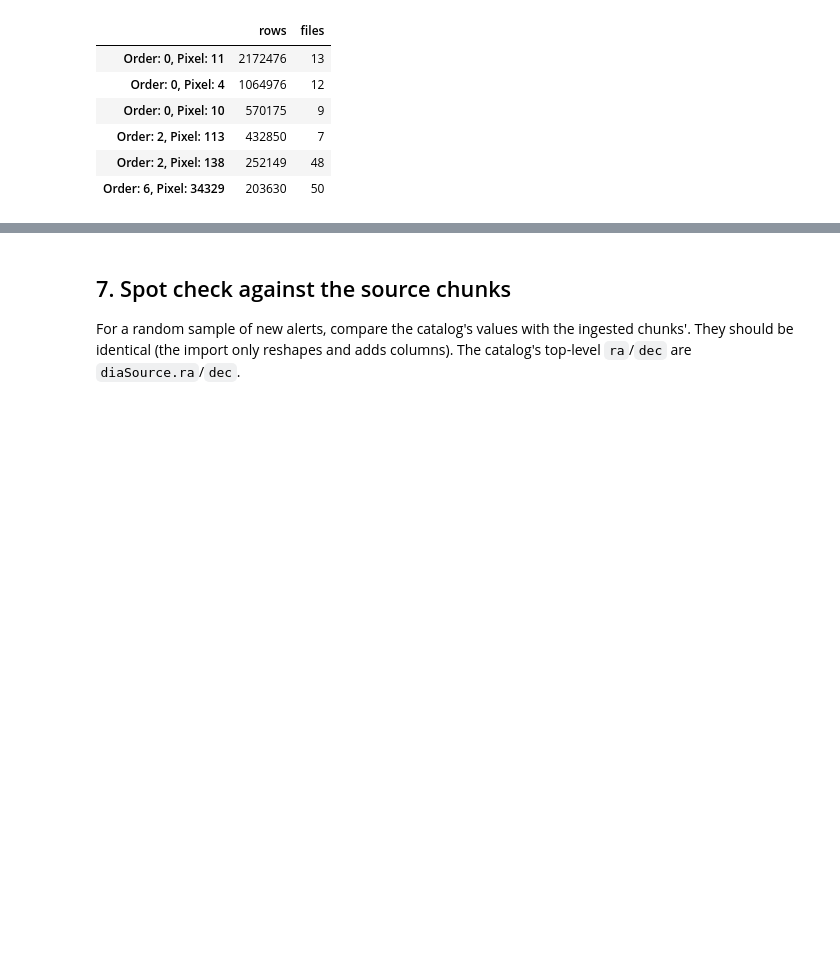
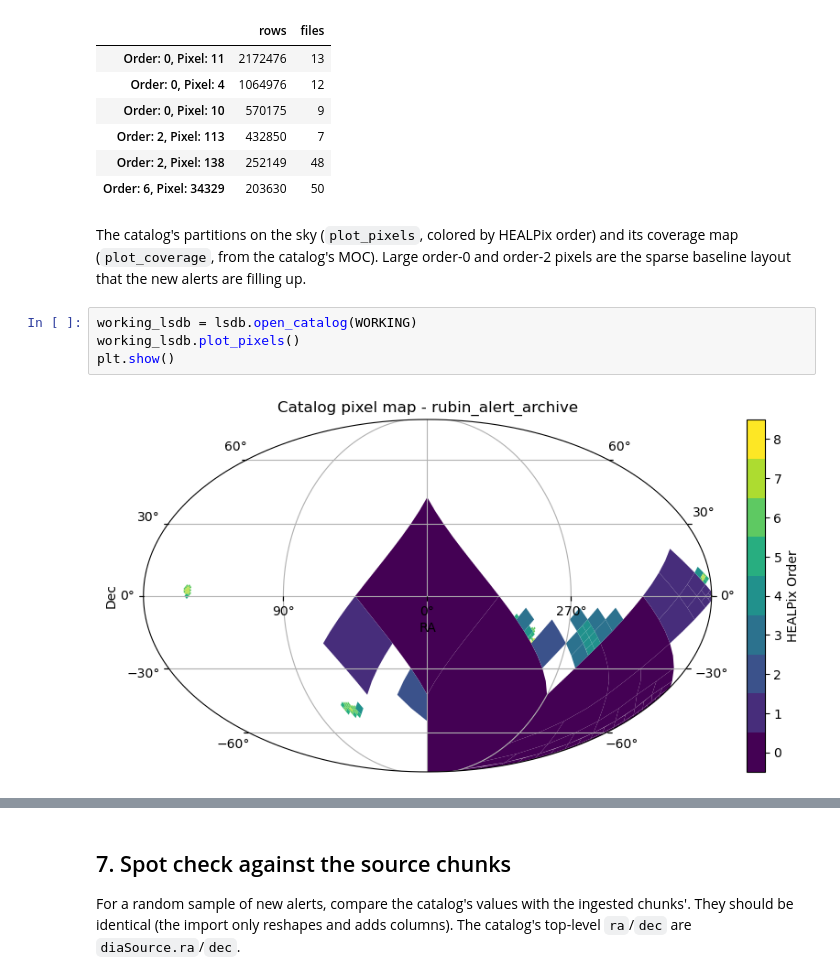
Before and after one commit to olivialynn/lf-2026, a Jupyter notebook: 5.Alert-Archive/daily_ingest_summary.ipynb, the cells around one changed output, grey strips where cells are left out. Saved outputs shown, nothing was run; the diff lists cells and outputs as text; blank space fills up the shorter version.

Commit message:
Add plot pixels and coverage; add timestamps

```diff
--- a/5.Alert-Archive/daily_ingest_summary.ipynb
+++ b/5.Alert-Archive/daily_ingest_summary.ipynb
@@ -407,3 +466,13 @@ Partitions over 200,000 rows now:
 | Order: 2, Pixel: 113 | 432850 | 7 |
 | Order: 2, Pixel: 138 | 252149 | 48 |
 | Order: 6, Pixel: 34329 | 203630 | 50 |
+# %% [markdown]
+The catalog's partitions on the sky (`plot_pixels`, colored by HEALPix order) and its coverage map
+(`plot_coverage`, from the catalog's MOC). Large order-0 and order-2 pixels are the sparse baseline layout
+that the new alerts are filling up.
+# %%
+working_lsdb = lsdb.open_catalog(WORKING)
+working_lsdb.plot_pixels()
+plt.show()
+# %% [output]
+[figure, added]
```
Also changed, not shown: parts of 5 cells of this notebook.
